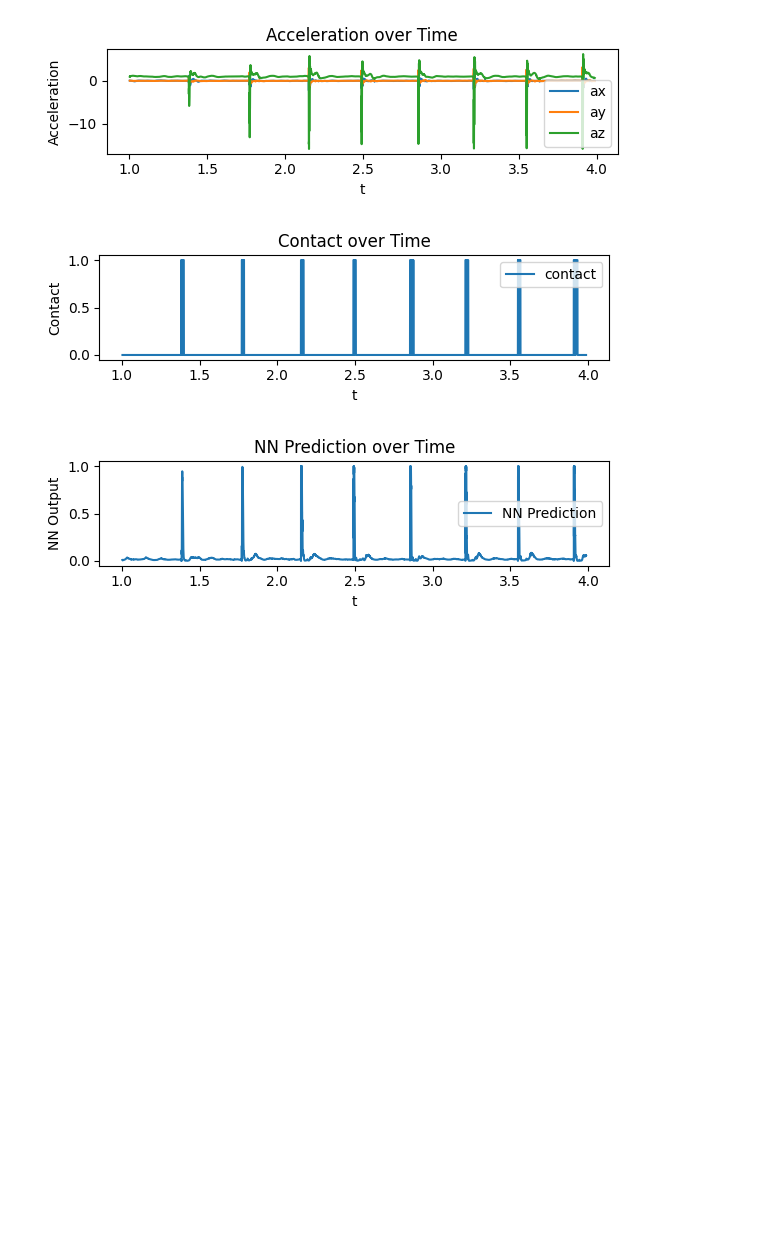
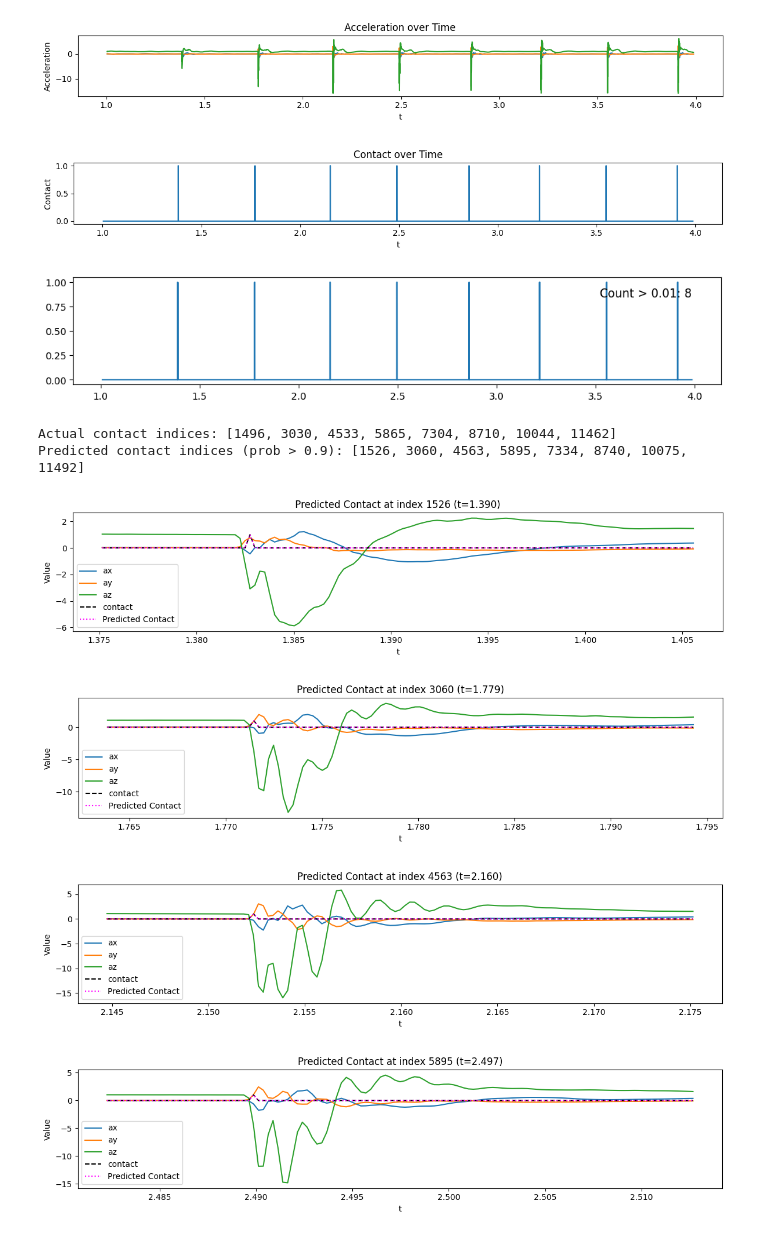
Before and after one commit to Hylthek/Imu-Robot-Finger, a Jupyter notebook: PyTorch/test.ipynb, the cells around one changed output. Saved outputs shown, nothing was run; the diff lists cells and outputs as text; code cells hidden in the pictures; blank space fills up the shorter version.

```diff
--- a/PyTorch/test.ipynb
+++ b/PyTorch/test.ipynb
@@ -125,11 +193,12 @@ y_test_tensor = torch.tensor(y_test, dtype=torch.float32).unsqueeze(1).to(device
 # %%
 # Model parameters
-input_size = X_train.shape[1]  # Number of features (6: ax, ay, az, gx, gy, gz)
+input_size = X_train.shape[1]  # Number of features (3: ax, ay, az)
 hidden_size = 16  # Number of neurons in the hidden layers
 output_size = 1  # Binary classification (contact or no contact)
+num_layers = 1
 
 # Initialize the model
-model = SimpleNN(input_size, hidden_size, output_size)
+model = SimpleRNN(input_size, hidden_size, output_size, num_layers)
 model = model.to(device)
 
 # Loss function and optimizer
@@ -139,6 +210,7 @@ optimizer = optim.Adam(model.parameters(), lr=0.001)  # Adam optimizer
 # Training loop
 epoch = 0
 last_loss = float('inf')
+milestone = 1
 while True:
     epoch += 1
 
@@ -160,5 +232,7 @@ while True:
     last_loss = loss.item()
 
     # Print loss every 100 epochs
-    if (epoch) % 1000 == 0:
+    if loss.item() < milestone:
         print(f'Epoch [{epoch}], Loss: {loss.item():.8f}')
+        while loss.item() < milestone:
+            milestone = milestone/2
@@ -186,45 +241,77 @@ Accuracy: 0.9720
 # %%
 import matplotlib.pyplot as plt
 
 # Plot ax, ay, az over time
-plt.figure(figsize=(6, 2))
+plt.figure(figsize=(12, 2))
 plt.plot(data['t'], data['ax'], label='ax')
 plt.plot(data['t'], data['ay'], label='ay')
 plt.plot(data['t'], data['az'], label='az')
 plt.xlabel('t')
 plt.ylabel('Acceleration')
 plt.title('Acceleration over Time')
-plt.legend()
 plt.tight_layout()
 plt.show()
 
 # Plot contact over time
-plt.figure(figsize=(6, 2))
+plt.figure(figsize=(12, 2))
 plt.plot(data['t'], data['contact'], label='contact')
 plt.xlabel('t')
 plt.ylabel('Contact')
 plt.title('Contact over Time')
-plt.legend()
 plt.tight_layout()
 plt.show()
 
 # Get NN predictions for all data points
 model.eval()
 with torch.no_grad():
+    # Create sequences from all data
     X_all = scaler.transform(data[['ax', 'ay', 'az']].values)
-    X_all_tensor = torch.tensor(X_all, dtype=torch.float32).to(device)
-    y_all_pred = model(X_all_tensor).cpu().numpy().flatten()
+    X_all_seq, _ = create_sequences(X_all, data['contact'].values, sequence_length)
+    X_all_seq_tensor = torch.tensor(X_all_seq, dtype=torch.float32).to(device)
+    assert X_all_seq_tensor.ndimension() == 3, "X_all_seq_tensor must be 3D"
+    y_all_pred = model(X_all_seq_tensor).cpu().numpy().flatten()
 
-# Plot NN predictions over time
-plt.figure(figsize=(6, 2))
-plt.plot(data['t'], y_all_pred, label='NN Prediction')
-plt.xlabel('t')
-plt.ylabel('NN Output')
-plt.title('NN Prediction over Time')
-plt.legend()
-plt.tight_layout()
+# Use time_indices for correct alignment with y_all_pred
+time_indices = data['t'][sequence_length:]
+
+# Plot predictions.
+plt.figure(figsize=(12, 2))
+plt.plot(time_indices, y_all_pred)
+prob_thresh = 0.01
+plt.text(time_indices.iloc[-1], 0.95, f'Count > {prob_thresh}: {(y_all_pred > prob_thresh).sum()}', color='black', fontsize=12, ha='right', va='top')
 plt.show()
+
+# Indices where actual contact is 1
+actual_contact_indices = data.index[data['contact'] == 1]
+print("Actual contact indices:", actual_contact_indices.tolist())
+
+# Indices where predicted contact probability is above 0.9
+predicted_contact_indices = time_indices.index[y_all_pred > 0.9]
+print("Predicted contact indices (prob > 0.9):", predicted_contact_indices.tolist())
+
+window = sequence_length*2
+for idx in predicted_contact_indices:
+    start = max(idx - window, 0)
+    end = min(idx + window, len(data) - 1)
+    plt.figure(figsize=(12, 3))
+    plt.plot(data['t'][start:end+1], data['ax'][start:end+1], label='ax')
+    plt.plot(data['t'][start:end+1], data['ay'][start:end+1], label='ay')
+    plt.plot(data['t'][start:end+1], data['az'][start:end+1], label='az')
+    plt.plot(data['t'][start:end+1], data['contact'][start:end+1], label='contact', linestyle='--', color='black')
+    plt.plot(data['t'][start:end+1], y_all_pred[start:end+1], color='magenta', linestyle=':', label='Predicted Contact')
+    plt.xlabel('t')
+    plt.ylabel('Value')
+    plt.title(f'Predicted Contact at index {idx} (t={data["t"][idx]:.3f})')
+    plt.legend()
+    plt.tight_layout()
+    plt.show()
 # %% [output]
-[figure, old version]
+[figure, new version]
-[figure, old version]
+[figure, new version]
-[figure, old version]
+[figure, new version]
+Actual contact indices: [1496, 3030, 4533, 5865, 7304, 8710, 10044, 11462]
+Predicted contact indices (prob > 0.9): [1526, 3060, 4563, 5895, 7334, 8740, 10075, 11492]
+[figure, added]
+[figure, added]
+[figure, added]
+[figure, added]
```
Also changed, not shown: parts of 17 cells of this notebook.
